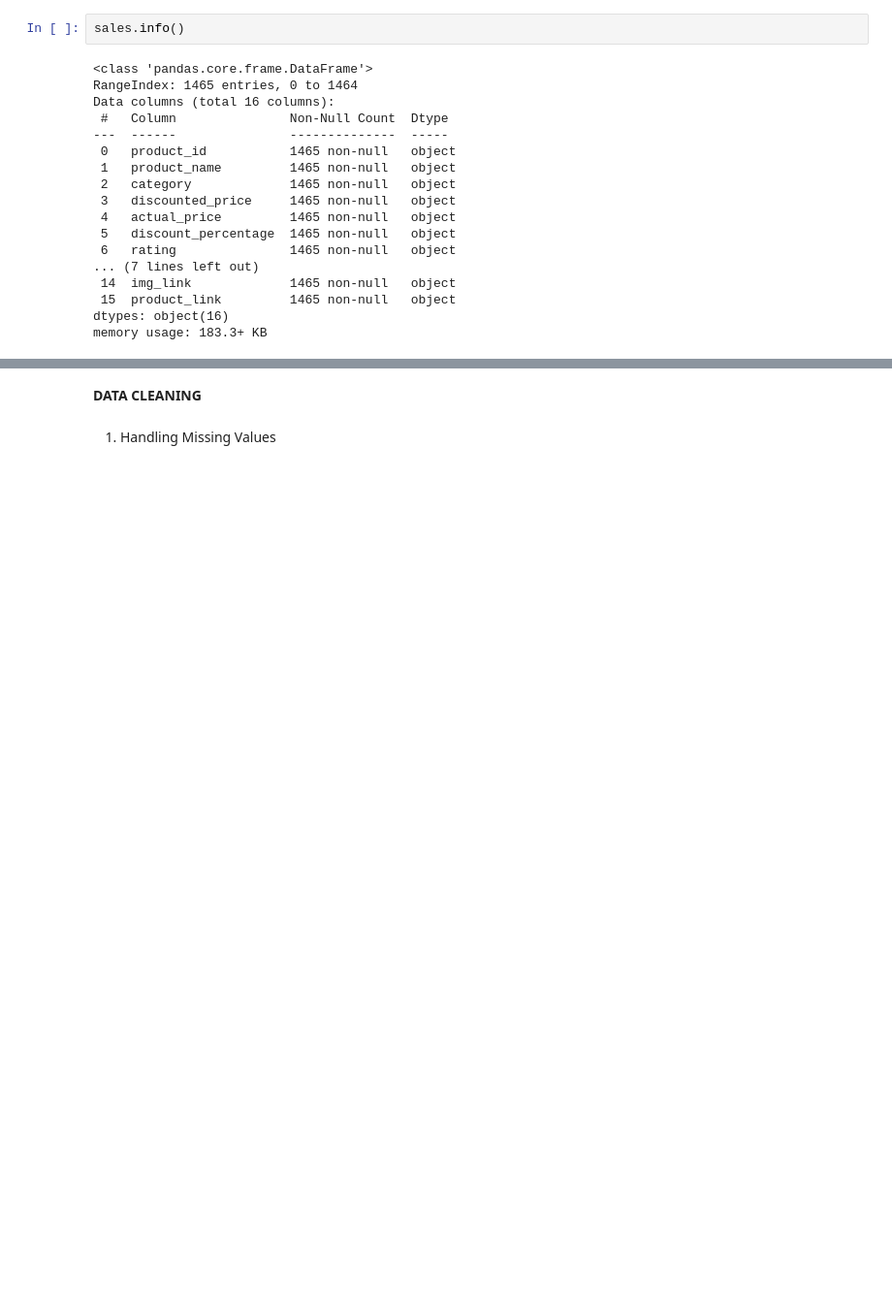
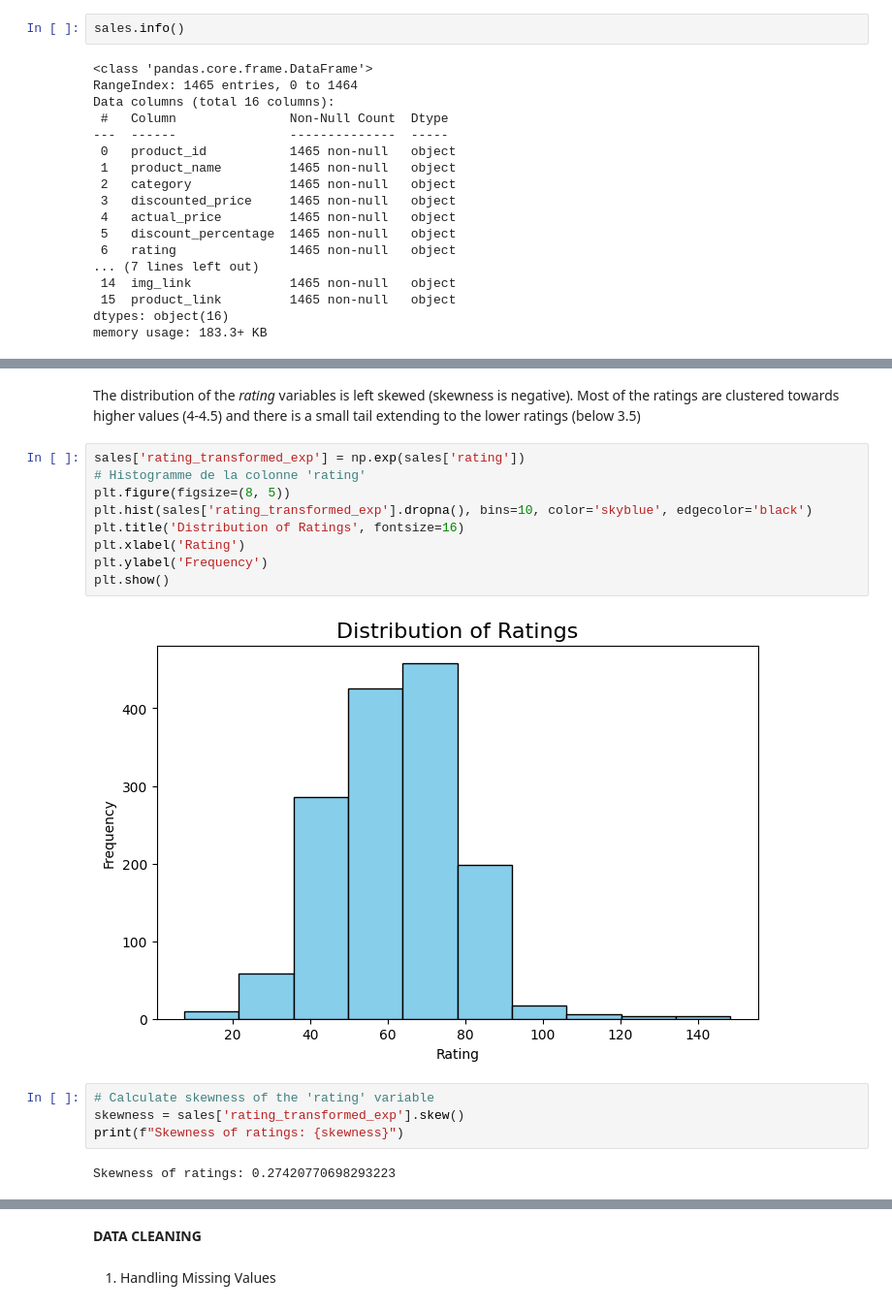
Before and after one commit to julianahubacova/Sales_Data_Analysis, a Jupyter notebook: Sales_Analysis.ipynb, the cells around one changed output, grey strips where cells are left out. Shown at 97% size. Cells and saved outputs as stored; diff of their text form; blank space fills up the shorter version.

```diff
--- a/Sales_Analysis.ipynb
+++ b/Sales_Analysis.ipynb
@@ -51,0 +117,19 @@ Exploring the ratings distribution?
+# %% [markdown]
+The distribution of the *rating* variables is left skewed (skewness is negative). Most of the ratings are clustered towards higher values (4-4.5) and there is a small tail extending to the lower ratings (below 3.5)
+# %%
+sales['rating_transformed_exp'] = np.exp(sales['rating'])
+# Histogramme de la colonne 'rating'
+plt.figure(figsize=(8, 5))
+plt.hist(sales['rating_transformed_exp'].dropna(), bins=10, color='skyblue', edgecolor='black')
+plt.title('Distribution of Ratings', fontsize=16)
+plt.xlabel('Rating')
+plt.ylabel('Frequency')
+plt.show()
+# %% [output]
+[figure, added]
+# %%
+# Calculate skewness of the 'rating' variable
+skewness = sales['rating_transformed_exp'].skew()
+print(f"Skewness of ratings: {skewness}")
+# %% [output]
+Skewness of ratings: 0.27420770698293223
```
Also changed, not shown: parts of 17 cells of this notebook.
